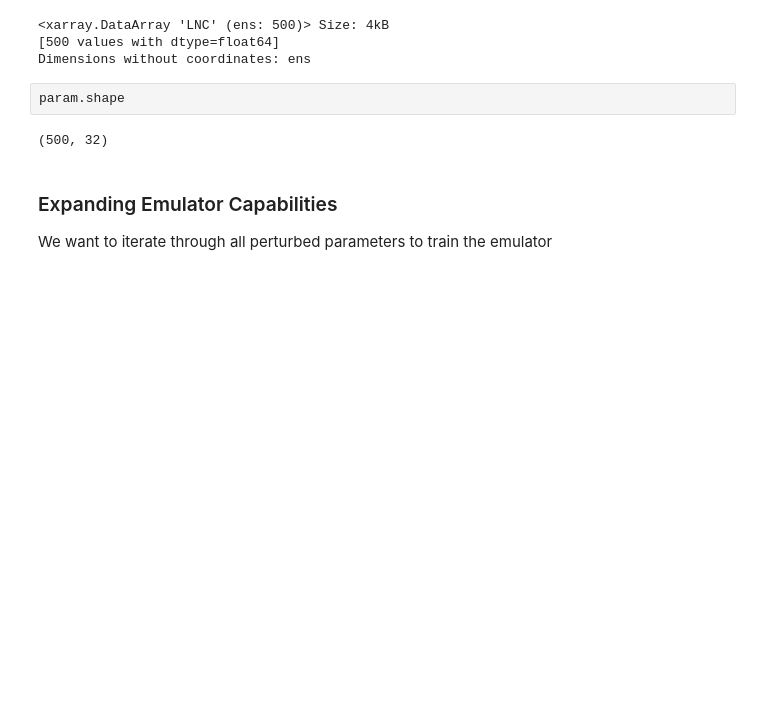
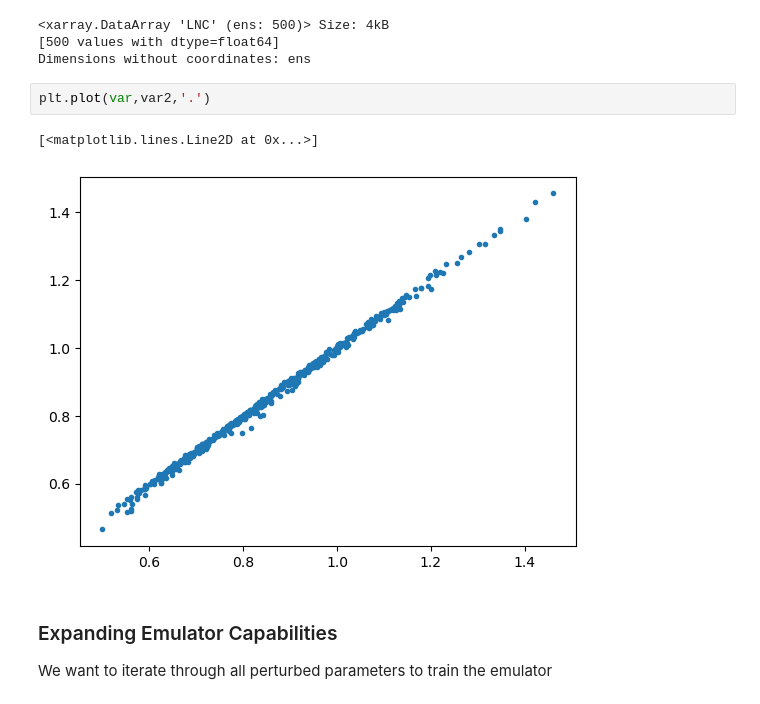
Before and after one commit to GaiaFuture/Prototype, a Jupyter notebook: expanding_var_cluster_timeline.ipynb, the cells around one changed output. Saved outputs shown, nothing was run; the diff lists cells and outputs as text; blank space fills up the shorter version.

```diff
--- a/expanding_var_cluster_timeline.ipynb
+++ b/expanding_var_cluster_timeline.ipynb
@@ -173,10 +202,11 @@ var
 <xarray.DataArray 'LNC' (ens: 500)> Size: 4kB
 [500 values with dtype=float64]
 Dimensions without coordinates: ens
-# %%
-param.shape
-# %% [output]
-(500, 32)
+# %%
+plt.plot(var,var2,'.')
+# %% [output]
+[<matplotlib.lines.Line2D at 0x...>]
+[figure, added]
 # %% [markdown]
 ### Expanding Emulator Capabilities
 We want to iterate through all perturbed parameters to train the emulator
```
Also changed, not shown: parts of 17 cells of this notebook, 29 other files.
